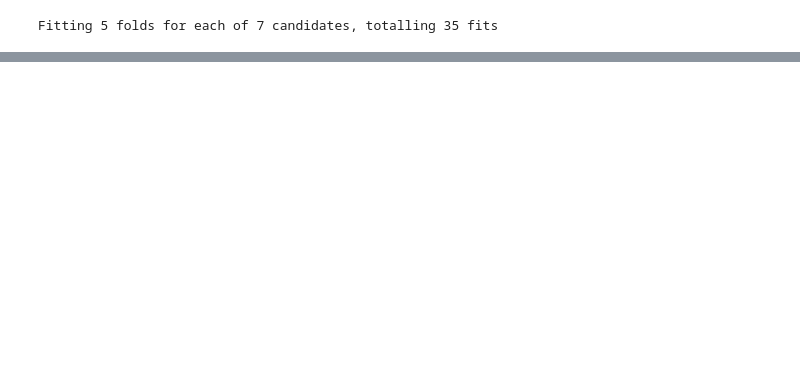
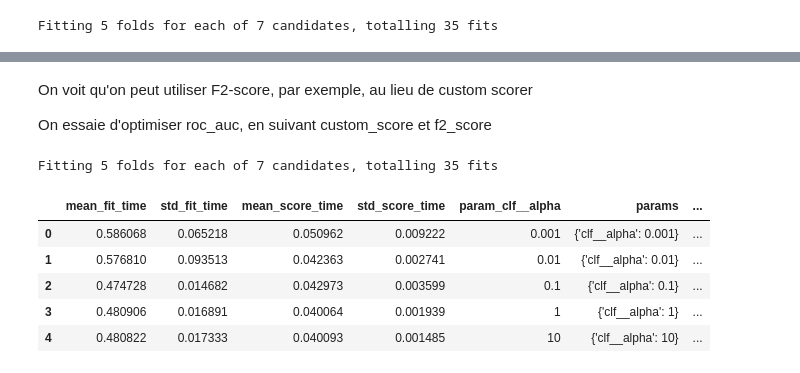
Before and after one commit to mrcreasey/oc-ds-p7-scoring-dashboard, a Jupyter notebook: code/P7_modelisation.ipynb, the cells around one changed output, grey strips where cells are left out. Drawn from its saved outputs; the diff is of its cells as text; code cells hidden in the pictures; blank space fills up the shorter version.

```diff
--- a/code/P7_modelisation.ipynb
+++ b/code/P7_modelisation.ipynb
@@ -577,0 +721,39 @@ Fitting 5 folds for each of 7 candidates, totalling 35 fits
+# %% [markdown]
+On voit qu'on peut utiliser F2-score, par exemple, au lieu de custom scorer
+
+On essaie d'optimiser roc_auc, en suivant custom_score et f2_score
+# %%
+custom_scorer=metrics.make_scorer(custom_credit_score,greater_is_better=True)
+f2_scorer=metrics.make_scorer(metrics.fbeta_score,greater_is_better=True, beta=2)
+
+# GridsearchCV attend un dictionnaire si on fourni plusieurs scorers
+CV_SCORERS= {
+    'roc_auc':'roc_auc',
+    'custom_scorer': custom_scorer,
+    'f2_scorer':f2_scorer
+}
+# %%
+# Test GridSearch
+grid_search = GridSearchCV(estimator=test_model,
+                           param_grid=param_grid,
+                           scoring=CV_SCORERS,
+                           refit='roc_auc',
+                           cv=stratified_kfold,
+                           verbose=2,
+                           return_train_score=True,
+                           n_jobs=-1)
+
+
+grid_search.fit(x_train_prep, y_train)
+cv_score = grid_search.best_score_
+test_score = grid_search.score(x_test_prep, y_test)
+df_cv=pd.DataFrame(grid_search.cv_results_)
+df_cv.head()
+# %% [output]
+Fitting 5 folds for each of 7 candidates, totalling 35 fits
+|  | mean_fit_time | std_fit_time | mean_score_time | std_score_time | param_clf__alpha | params | ... |
+| 0 | 0.586068 | 0.065218 | 0.050962 | 0.009222 | 0.001 | {'clf__alpha': 0.001} | ... |
+| 1 | 0.576810 | 0.093513 | 0.042363 | 0.002741 | 0.01 | {'clf__alpha': 0.01} | ... |
+| 2 | 0.474728 | 0.014682 | 0.042973 | 0.003599 | 0.1 | {'clf__alpha': 0.1} | ... |
+| 3 | 0.480906 | 0.016891 | 0.040064 | 0.001939 | 1 | {'clf__alpha': 1} | ... |
+| 4 | 0.480822 | 0.017333 | 0.040093 | 0.001485 | 10 | {'clf__alpha': 10} | ... |
```
Also changed, not shown: parts of 9 cells of this notebook.
